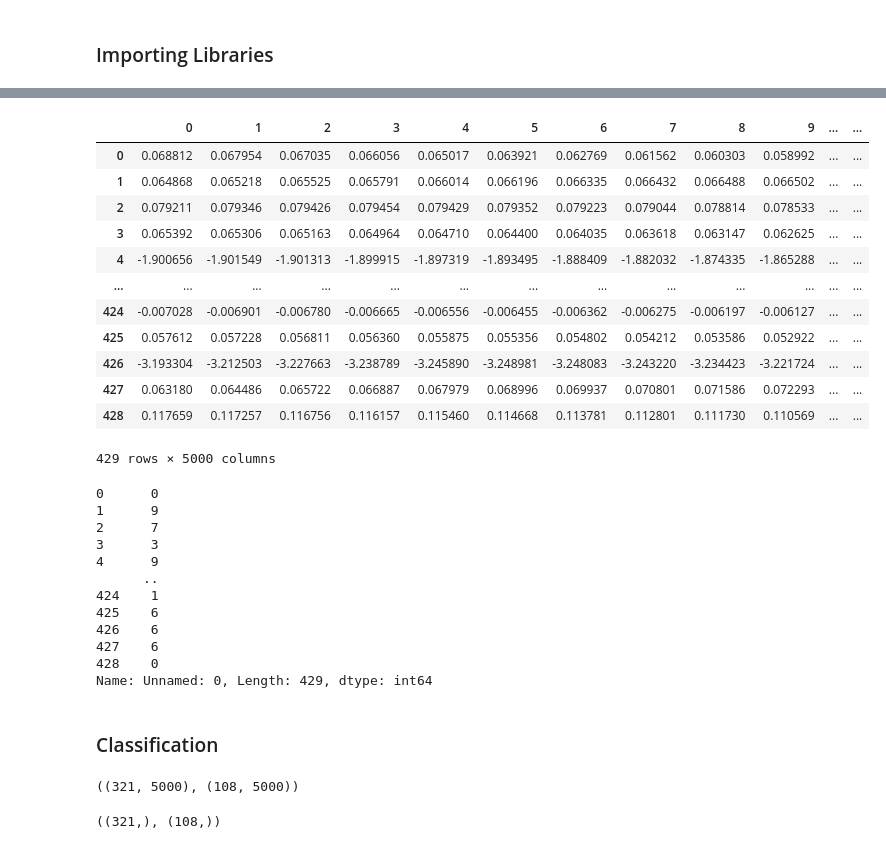
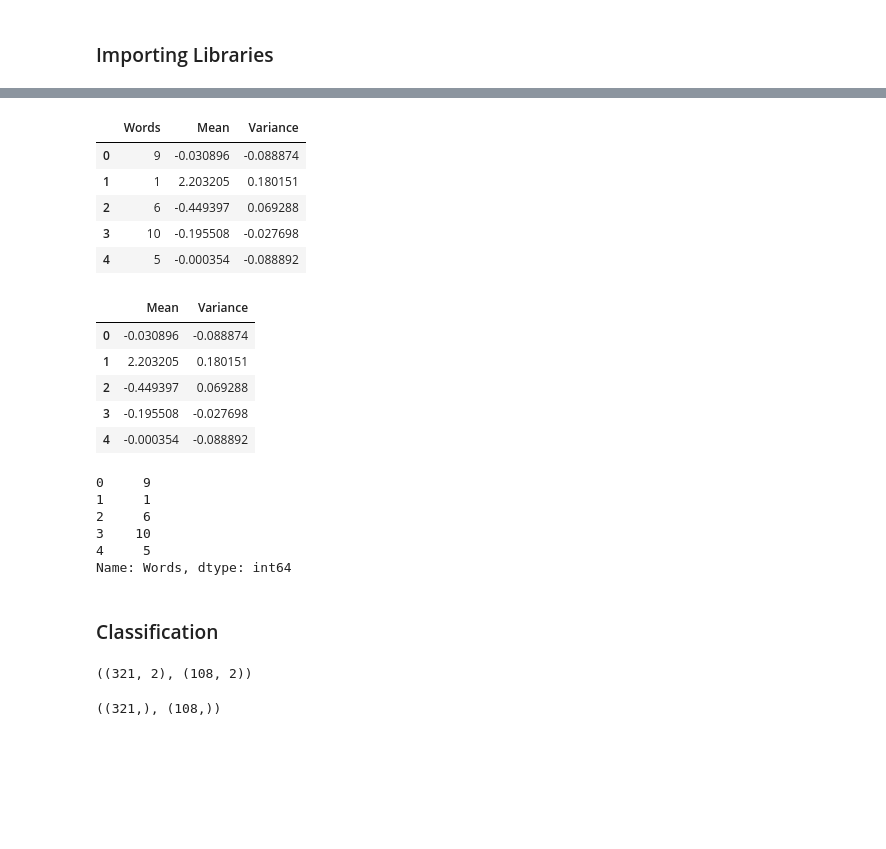
Before and after one commit to abhishekgupta3/EEG-Based-Imagined-Speech-Detection, a Jupyter notebook: Classification.ipynb, the cells around one changed output, grey strips where cells are left out. Cells and saved outputs as stored; diff of their text form; code cells hidden in the pictures; blank space fills up the shorter version.

```diff
--- a/Classification.ipynb
+++ b/Classification.ipynb
@@ -14,37 +15,35 @@ df.shape
+# %%
+df.columns = ['Words', 'Mean', 'Variance']
+# %%
+df.head(5)
+# %% [output]
+|  | Words | Mean | Variance |
+| 0 | 9 | -0.030896 | -0.088874 |
+| 1 | 1 | 2.203205 | 0.180151 |
+| 2 | 6 | -0.449397 | 0.069288 |
+| 3 | 10 | -0.195508 | -0.027698 |
+| 4 | 5 | -0.000354 | -0.088892 |
 # %%
 y = df.iloc[:, 0]
-x = df.iloc[:, 1:5001]
+x = df.iloc[:, 1: ]
 # %%
-x
+x.head(5)
 # %% [output]
-|  | 0 | 1 | 2 | 3 | 4 | 5 | 6 | 7 | 8 | 9 | ... | ... |
-| 0 | 0.068812 | 0.067954 | 0.067035 | 0.066056 | 0.065017 | 0.063921 | 0.062769 | 0.061562 | 0.060303 | 0.058992 | ... | ... |
-| 1 | 0.064868 | 0.065218 | 0.065525 | 0.065791 | 0.066014 | 0.066196 | 0.066335 | 0.066432 | 0.066488 | 0.066502 | ... | ... |
-| 2 | 0.079211 | 0.079346 | 0.079426 | 0.079454 | 0.079429 | 0.079352 | 0.079223 | 0.079044 | 0.078814 | 0.078533 | ... | ... |
-| 3 | 0.065392 | 0.065306 | 0.065163 | 0.064964 | 0.064710 | 0.064400 | 0.064035 | 0.063618 | 0.063147 | 0.062625 | ... | ... |
-| 4 | -1.900656 | -1.901549 | -1.901313 | -1.899915 | -1.897319 | -1.893495 | -1.888409 | -1.882032 | -1.874335 | -1.865288 | ... | ... |
-| ... | ... | ... | ... | ... | ... | ... | ... | ... | ... | ... | ... | ... |
-| 424 | -0.007028 | -0.006901 | -0.006780 | -0.006665 | -0.006556 | -0.006455 | -0.006362 | -0.006275 | -0.006197 | -0.006127 | ... | ... |
-| 425 | 0.057612 | 0.057228 | 0.056811 | 0.056360 | 0.055875 | 0.055356 | 0.054802 | 0.054212 | 0.053586 | 0.052922 | ... | ... |
-| 426 | -3.193304 | -3.212503 | -3.227663 | -3.238789 | -3.245890 | -3.248981 | -3.248083 | -3.243220 | -3.234423 | -3.221724 | ... | ... |
-| 427 | 0.063180 | 0.064486 | 0.065722 | 0.066887 | 0.067979 | 0.068996 | 0.069937 | 0.070801 | 0.071586 | 0.072293 | ... | ... |
-| 428 | 0.117659 | 0.117257 | 0.116756 | 0.116157 | 0.115460 | 0.114668 | 0.113781 | 0.112801 | 0.111730 | 0.110569 | ... | ... |
+|  | Mean | Variance |
+| 0 | -0.030896 | -0.088874 |
+| 1 | 2.203205 | 0.180151 |
+| 2 | -0.449397 | 0.069288 |
+| 3 | -0.195508 | -0.027698 |
+| 4 | -0.000354 | -0.088892 |
-429 rows × 5000 columns
 # %%
-y
+y.head(5)
 # %% [output]
-0      0
-1      9
-2      7
-3      3
-4      9
-      ..
-424    1
-425    6
-426    6
-427    6
-428    0
-Name: Unnamed: 0, Length: 429, dtype: int64
+0     9
+1     1
+2     6
+3    10
+4     5
+Name: Words, dtype: int64
 # %% [markdown]
 ### Classification
 # %%
@@ -53,7 +52,7 @@ x_train, x_test, y_train, y_test = train_test_split(x, y, test_size = 0.25)
 # %%
 x_train.shape, x_test.shape
 # %% [output]
-((321, 5000), (108, 5000))
+((321, 2), (108, 2))
 # %%
 y_train.shape, y_test.shape
 # %% [output]
```
Also changed, not shown: parts of 23 cells of this notebook, 1 other file.
